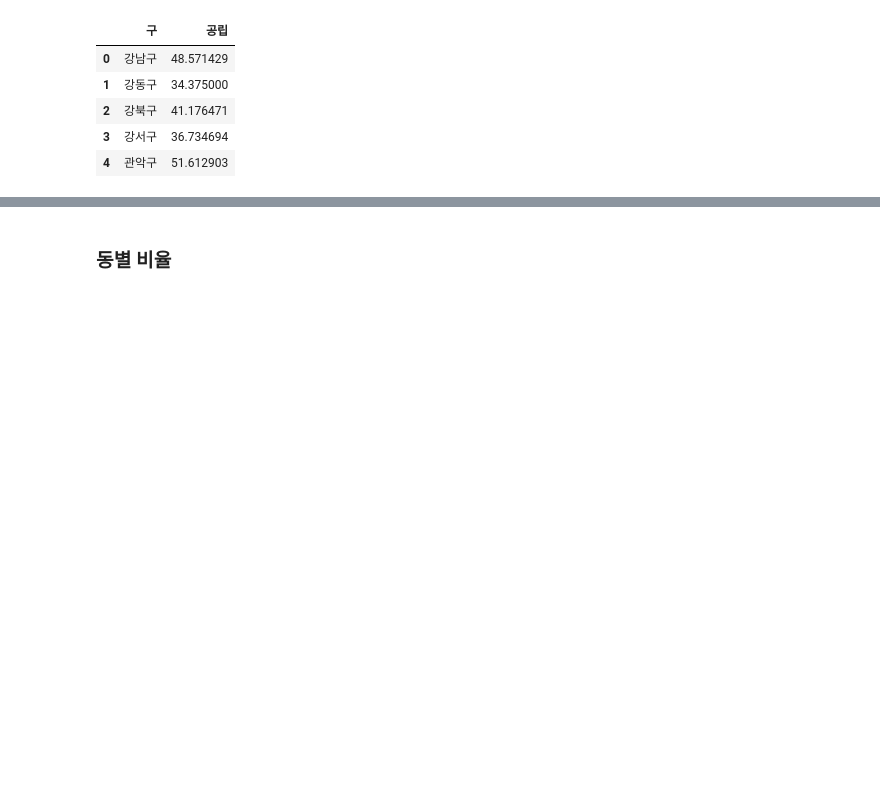
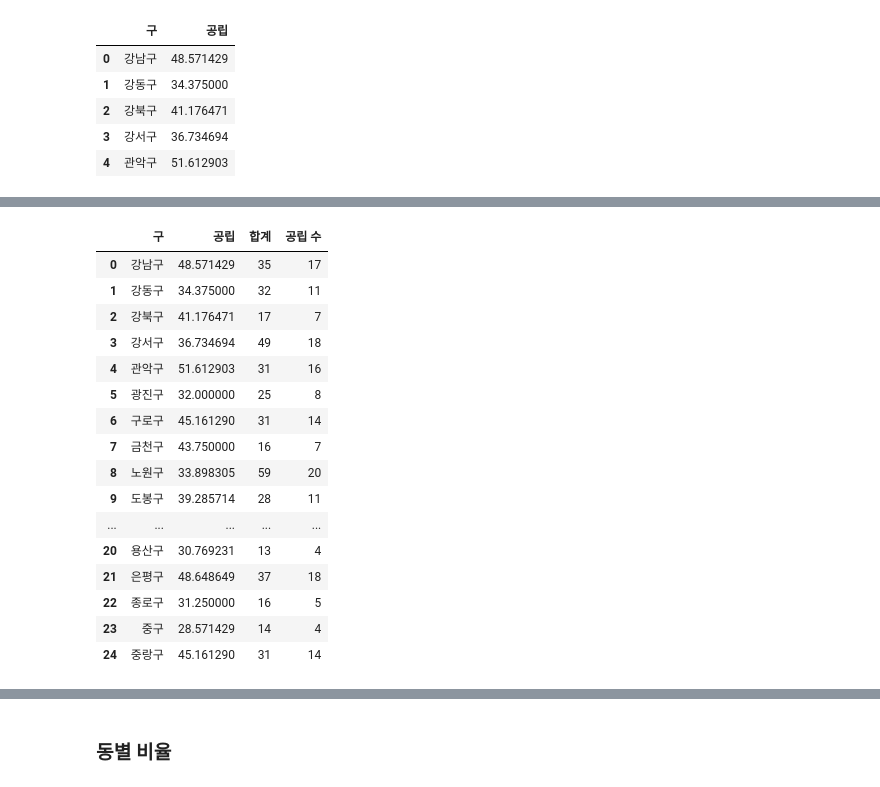
Before and after one commit to zissuuo/seoul_bigdata_campus, a Jupyter notebook: 서울시 국공립유치원 비율(행정동별:자치구별).ipynb, the cells around one changed output, grey strips where cells are left out. Cells and saved outputs as stored; diff of their text form; code cells hidden in the pictures; blank space fills up the shorter version.

```diff
--- a/서울시 국공립유치원 비율(행정동별:자치구별).ipynb
+++ b/서울시 국공립유치원 비율(행정동별:자치구별).ipynb
@@ -4,7 +4,7 @@ import numpy as np
 # %% [markdown]
 ### 크롤링한 데이터 전처리
 # %%
-kin = pd.read_csv("/Users/Jenny/Desktop/공모전/유치원 데이터 크롤링.csv")
+kin = pd.read_csv("/Users/Jenny/Desktop/seoulbigcam/Raw Data/유치원 데이터 크롤링.csv")
 kin.head()
 # %% [output]
 |  | kin_type | kin_name | kin_addr |
@@ -212,0 +210,3 @@ kin_gu_ratio.to_csv("서울시 자치구별 국공립유치원 비율.csv")
+# %%
+kin_gu_ratio['합계'] = df1['addr_dong']
+kin_gu_ratio
@@ -212,0 +258,21 @@ kin_gu_ratio.to_csv("서울시 자치구별 국공립유치원 비율.csv")
+# %%
+kin_gu_ratio['공립 수'] = list
+kin_gu_ratio
+# %% [output]
+|  | 구 | 공립 | 합계 | 공립 수 |
+| 0 | 강남구 | 48.571429 | 35 | 17 |
+| 1 | 강동구 | 34.375000 | 32 | 11 |
+| 2 | 강북구 | 41.176471 | 17 | 7 |
+| 3 | 강서구 | 36.734694 | 49 | 18 |
+| 4 | 관악구 | 51.612903 | 31 | 16 |
+| 5 | 광진구 | 32.000000 | 25 | 8 |
+| 6 | 구로구 | 45.161290 | 31 | 14 |
+| 7 | 금천구 | 43.750000 | 16 | 7 |
+| 8 | 노원구 | 33.898305 | 59 | 20 |
+| 9 | 도봉구 | 39.285714 | 28 | 11 |
+| ... | ... | ... | ... | ... |
+| 20 | 용산구 | 30.769231 | 13 | 4 |
+| 21 | 은평구 | 48.648649 | 37 | 18 |
+| 22 | 종로구 | 31.250000 | 16 | 5 |
+| 23 | 중구 | 28.571429 | 14 | 4 |
+| 24 | 중랑구 | 45.161290 | 31 | 14 |
```
Also changed, not shown: parts of 11 cells of this notebook, 48 other files.
